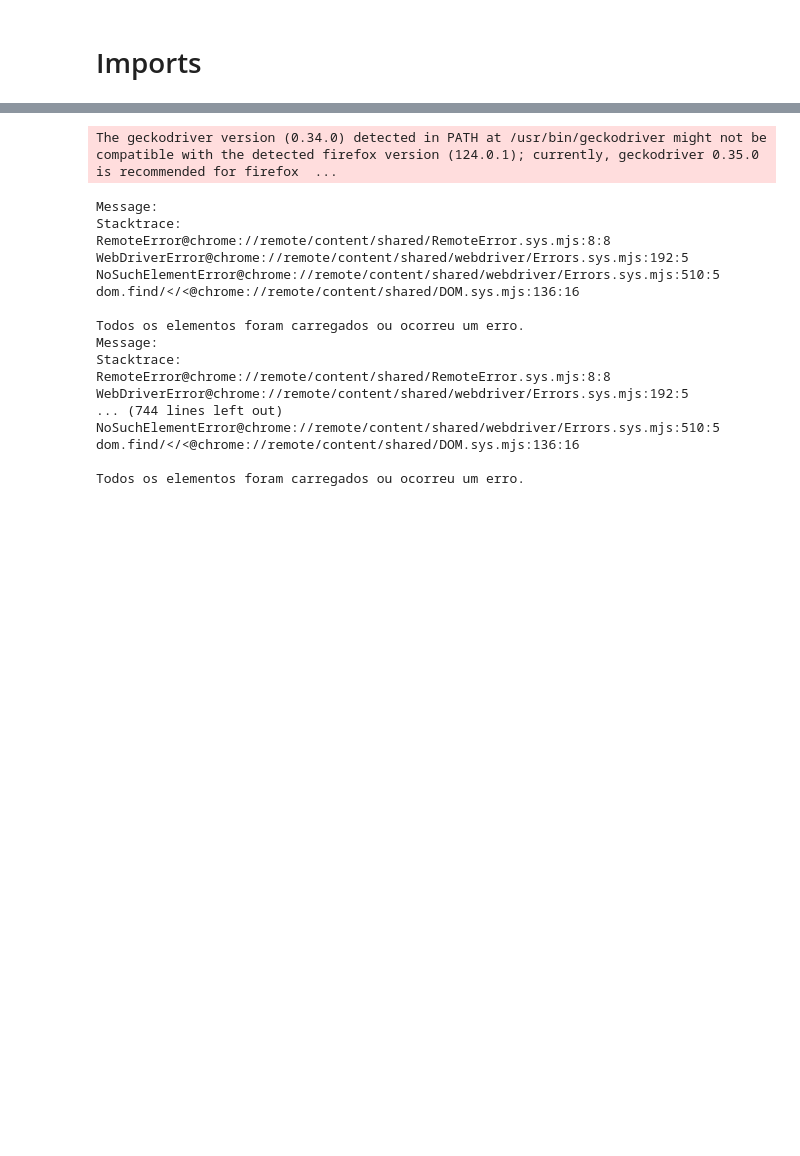
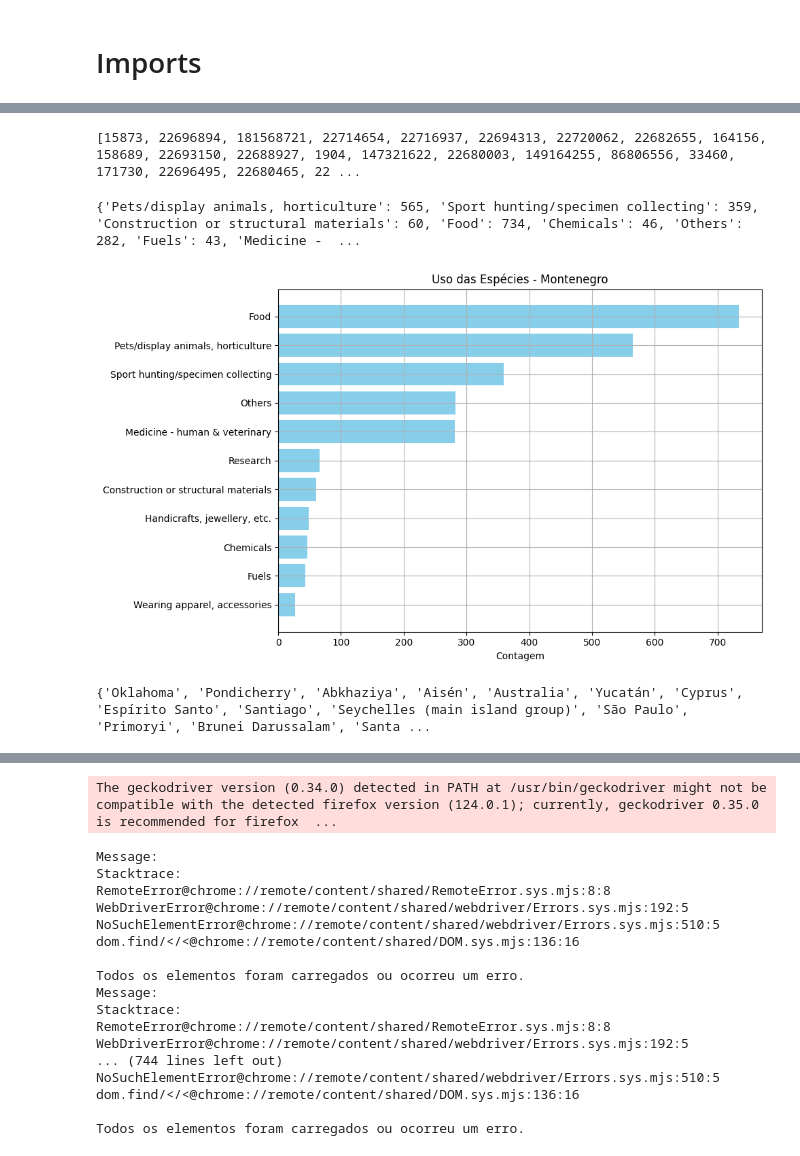
Before and after one commit to ecosustain/Endangered-Species-IUCN, a Jupyter notebook: API-IUCN.ipynb, the cells around one changed output, grey strips where cells are left out. Saved outputs shown, nothing was run; the diff lists cells and outputs as text; code cells hidden in the pictures; blank space fills up the shorter version.

```diff
--- a/API-IUCN.ipynb
+++ b/API-IUCN.ipynb
@@ -14,0 +240,65 @@ import time
+# %%
+keys = list(dict_countries_id.keys())
+countries = list(dict_countries_id.values())
+country = "Montenegro"
+ids = []
+for i in range(len(keys)):
+    array = countries[i]
+    for j in range(len(array)):
+        if array[j]["country"] == country:
+            ids.append(keys[i])
+print(ids)
+# %% [output]
+[15873, 22696894, 181568721, 22714654, 22716937, 22694313, 22720062, 22682655, 164156, 158689, 22693150, 22688927, 1904, 147321622, 22680003, 149164255, 86806556, 33460, 171730, 22696495, 22680465, 22 ...
+# %%
+dict_uses = {'Pets/display animals, horticulture': 0,
+             'Sport hunting/specimen collecting': 0,
+             'Construction or structural materials': 0,
+             'Food': 0,
+             'Chemicals': 0,
+             'Others': 0,
+             'Fuels': 0,
+             'Medicine - human & veterinary': 0,
+             'Research': 0,
+             'Handicrafts, jewellery, etc.': 0,
+             'Wearing apparel, accessories': 0}
+for idd in ids:
+    uses = dict_uses_id[idd]
+    for use in uses:
+        if use in dict_uses:
+            dict_uses[use] += 1
+print(dict_uses)
+# %% [output]
+{'Pets/display animals, horticulture': 565, 'Sport hunting/specimen collecting': 359, 'Construction or structural materials': 60, 'Food': 734, 'Chemicals': 46, 'Others': 282, 'Fuels': 43, 'Medicine -  ...
+# %%
+sorted_data = dict(sorted(dict_uses.items(), key=lambda item: item[1]))
+categories = list(sorted_data.keys())
+values = list(sorted_data.values())
+
+# Creating the bar chart
+plt.figure(figsize=(10, 6))
+plt.barh(categories, values, color='skyblue')
+plt.xlabel('Contagem')
+plt.title(f'Uso das Espécies - {country}')
+plt.tight_layout()
+plt.grid()
+
+# Display the plot
+plt.savefig("usos.png")
+plt.show()
+# %% [output]
+[figure, added]
+# %%
+countries = set()
+for i in range(len(df)):
+    value = df.iloc[i]["locations"]
+    for j in range(len(value)):
+        countries.add(value[j]['country'])
+        #if value[j] in list_uses:
+        #    list_uses[value[j]] += 1
+        #else:
+        #    list_uses[value[j]] = 1
+        #total += 1
+print(countries)
+# %% [output]
+{'Oklahoma', 'Pondicherry', 'Abkhaziya', 'Aisén', 'Australia', 'Yucatán', 'Cyprus', 'Espírito Santo', 'Santiago', 'Seychelles (main island group)', 'São Paulo', 'Primoryi', 'Brunei Darussalam', 'Santa ...
```
Also changed, not shown: parts of 39 cells of this notebook.
